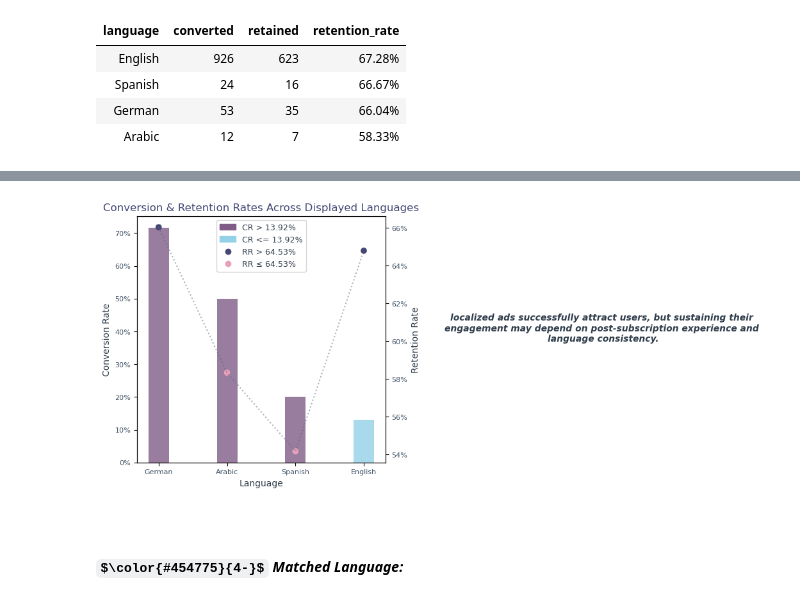
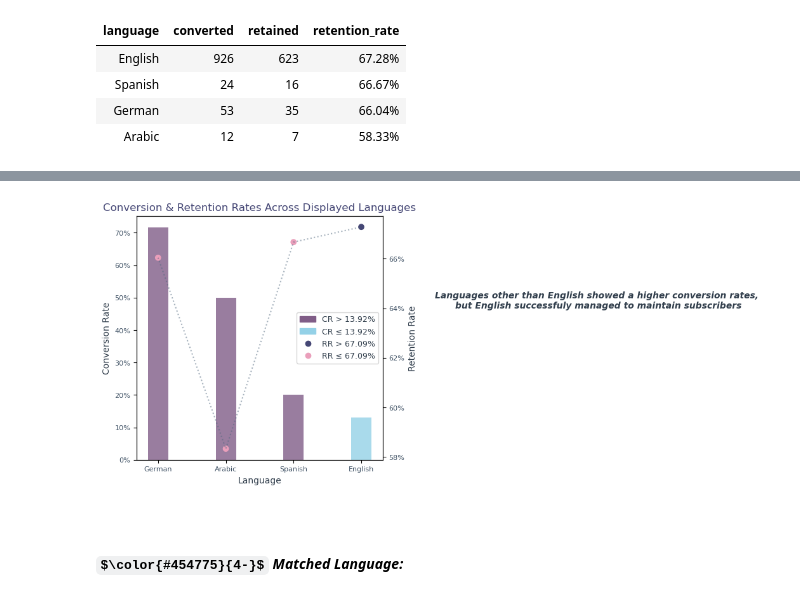
Before and after one commit to hend-a-ghafour/Analyzing_Marketing_Campaigns, a Jupyter notebook: Analyzing_Marketing_Campaigns.ipynb, the cells around one changed output, grey strips where cells are left out. Cells and saved outputs as stored; diff of their text form; code cells hidden in the pictures; some formulas as TeX source.

```diff
--- a/Analyzing_Marketing_Campaigns.ipynb
+++ b/Analyzing_Marketing_Campaigns.ipynb
@@ -1482,55 +1488,53 @@ performance_displayed_lang.style.hide().format({'conversion_rate':'{:,.2%}','ret
 # %%
 # Visualization - Comparing Conversion Rates with Retention Rates Across Displayed Languages:
 # Data
-x=performance_displayed_lang.language.to_list()
-y=performance_displayed_lang.conversion_rate
-z=performance_displayed_lang.retention_rate
+perform_dlang=performance_displayed_lang.language.to_list()
+perform_dlang_con=performance_displayed_lang.conversion_rate
+perform_dlang_ret=performance_displayed_lang.retention_rate
 
 # Defining colors based on performance
-colors = ['#805D87' if n > conversion_rate else '#94D1E7' for n in y]
-colors2= ['#454775' if m > retention_rate else '#EA9FBB' for m in z]
+colors = ['#805D87' if n > conversion_rate else '#94D1E7' for n in perform_dlang_con]
+colors2= ['#454775' if m > retention_rate else '#EA9FBB' for m in perform_dlang_ret]
 
 # Creating the chart
 fig,ax1=plt.subplots(figsize=(5,5))
 
 # 1- Conversion Rate (Bar)
-ax1.bar(x,y,width=.3, alpha=.8, color=colors, label='Conversion Rate')
+ax1.bar(perform_dlang,perform_dlang_con,width=.3, alpha=.8, color=colors)
 
 # 2- Retention Rate
 ax2 = ax1.twinx()
-ax2.plot(x,z, ls='dotted', color='#51687F', label='Retention Rate', alpha=.5)
-ax2.scatter(x,z,color=colors2,label=['CR > 64.53%','CR <= 64.53%'])
+ax2.plot(perform_dlang,perform_dlang_ret, ls='dotted', color='#51687F', alpha=.5)
+ax2.scatter(perform_dlang,perform_dlang_ret,color=colors2)
 
 # Customizing the chart
 plt.title('Conversion & Retention Rates Across Displayed Languages', fontsize=12, color='#454775')
 
 ax1.set_xlabel('Language', fontsize=10,color='#313E4C')
 ax1.tick_params(axis='x',labelcolor='#415366',labelsize=8)
 
 ax1.set_ylabel('Conversion Rate', fontsize=10,color='#313E4C')
 ax1.tick_params(axis='y',labelcolor='#415366',labelsize=8)
 ax1.yaxis.set_major_formatter(mticker.PercentFormatter(1,decimals=False))
 
 ax2.set_ylabel('Retention Rate', fontsize=10, color='#313E4C')
 ax2.tick_params(axis='y',labelcolor='#415366',labelsize=8)
 ax2.yaxis.set_major_formatter(mticker.PercentFormatter(1,decimals=False))
 
 # Legend
-above_cr = mpatches.Patch(color='#805D87', label='CR > 13.92%')
-below_cr = mpatches.Patch(color='#94D1E7', label='CR ≤ 13.92%')
-above_rr = mlines.Line2D([], [], color='#454775', marker='o',linestyle='None',label='RR > 67.09%')
-below_rr = mlines.Line2D([], [], color='#EA9FBB', marker='o', linestyle='None',label='RR ≤ 67.09%')
-plt.legend(handles=[above_cr,below_cr,above_rr,below_rr],fontsize=9,labelcolor='#313E4C', loc='upper center')
+above_cr = mpatches.Patch(color='#805D87', label=f'CR > {conversion_rate:.2%}')
+below_cr = mpatches.Patch(color='#94D1E7', label=f'CR ≤ {conversion_rate:.2%}')
+above_rr = mlines.Line2D([], [], color='#454775', marker='o',linestyle='None',label=f'RR > {retention_rate:.2%}')
+below_rr = mlines.Line2D([], [], color='#EA9FBB', marker='o', linestyle='None',label=f'RR ≤ {retention_rate:.2%}')
+plt.legend(handles=[above_cr,below_cr,above_rr,below_rr],fontsize=9,labelcolor='#313E4C', loc='center right')
 
 # Findings
-text='''
-localized ads successfully attract users, but sustaining their
-engagement may depend on post-subscription experience and
-language consistency.'''
-plt.text(6.5,.6,text, ha='center',fontstyle='italic',weight='semibold', fontsize=10, color='#313E4C')
+text_perform_dlang='''
+Languages other than English showed a higher conversion rates, \nbut English successfuly managed to maintain subscribers'''
+plt.text(6.5,.64,text_perform_dlang, ha='center',fontstyle='italic',weight='semibold', fontsize=10, color='#313E4C')
 plt.show();
 # %% [output]
-[figure, old version]
+[figure, new version]
 # %% [markdown]
 <br>
 
```
Also changed, not shown: parts of 38 cells of this notebook.
